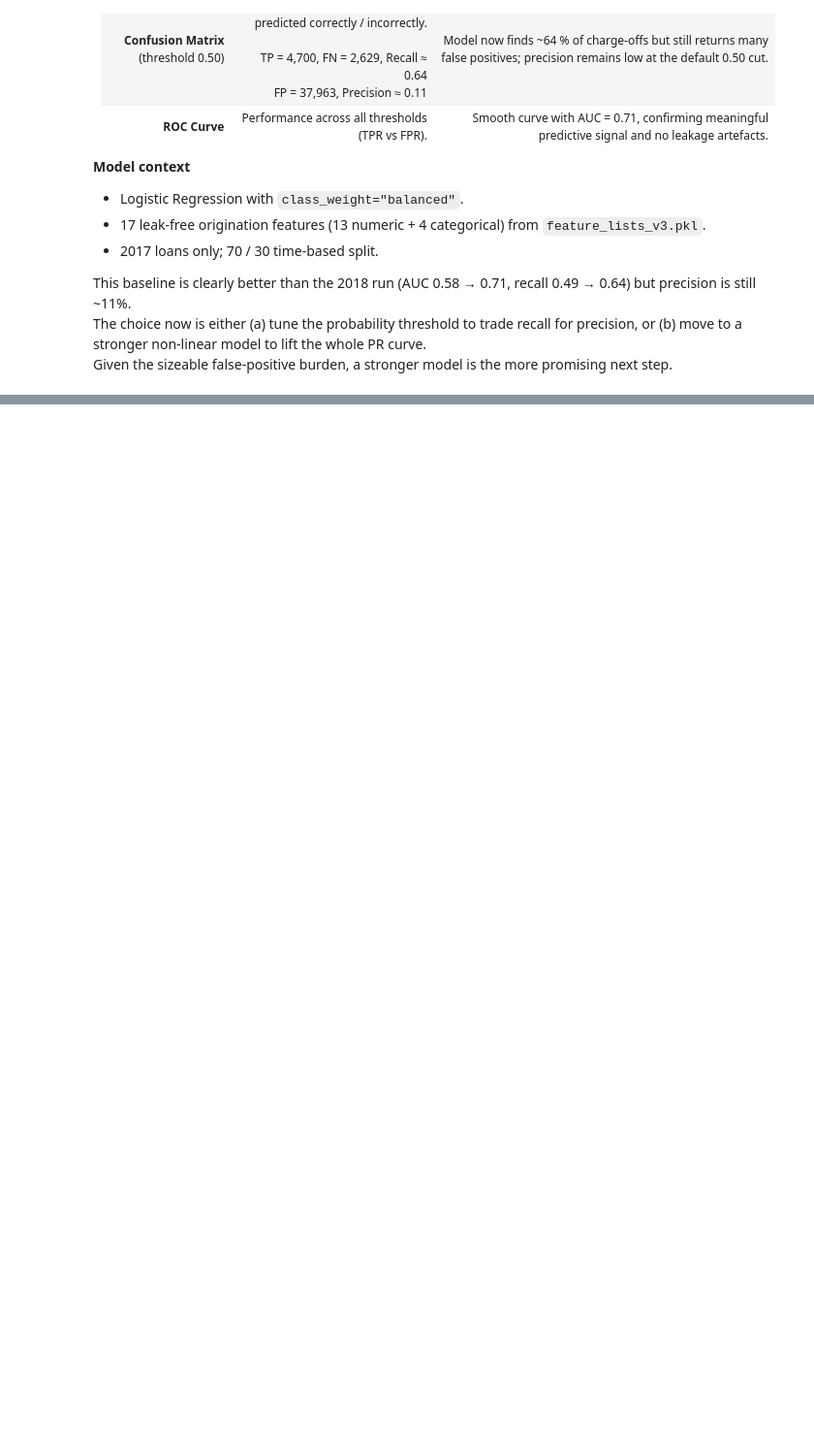
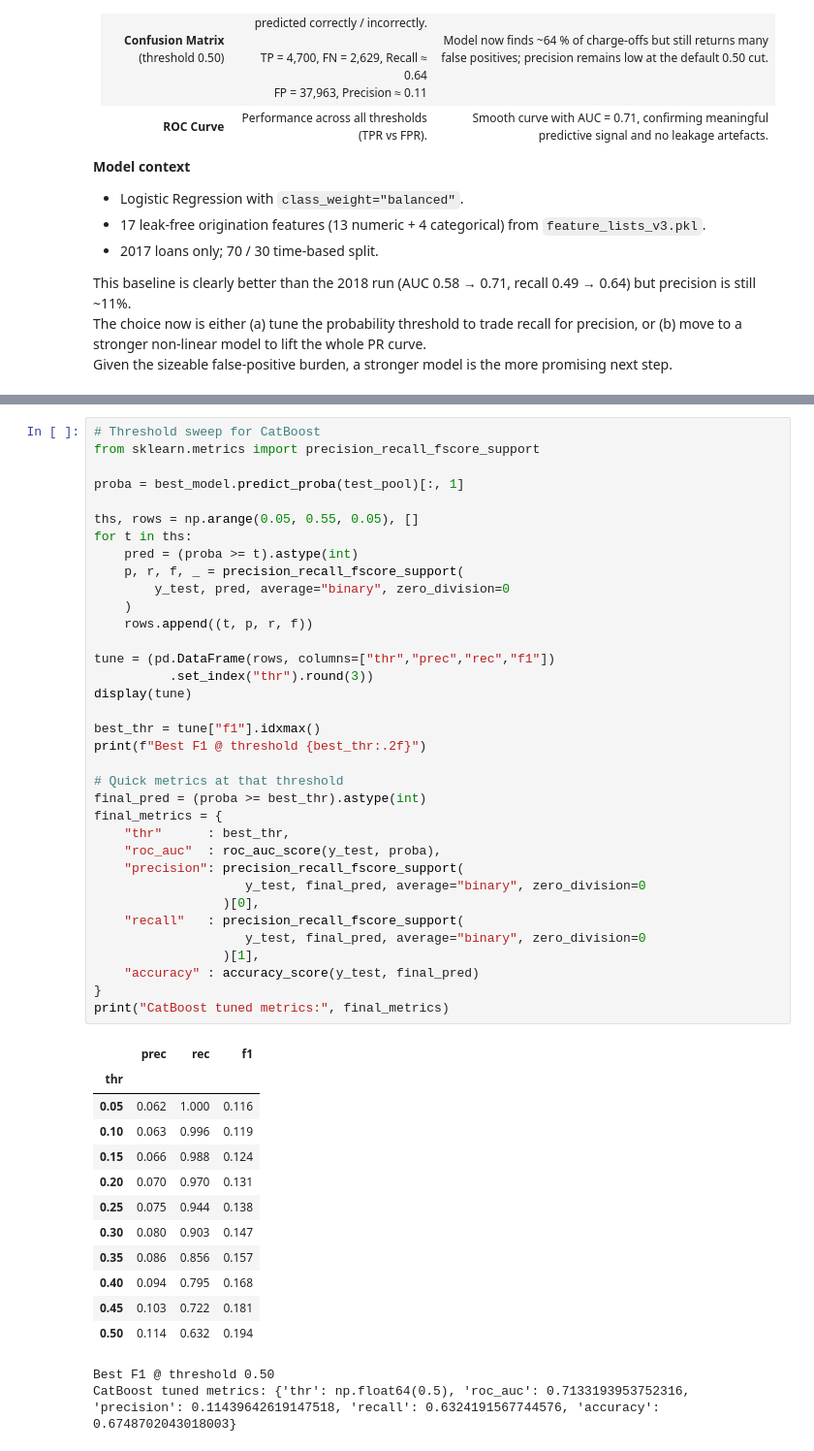
Before and after one commit to mcgrath-dylan/mcgrath-dylan, a Jupyter notebook: loan-default-ml-demo/notebooks/02_modeling.ipynb, the cells around one changed output, grey strips where cells are left out. Shown: that part at 97% size. Drawn from its saved outputs; the diff is of its cells as text; blank space fills up the shorter version.

```diff
--- a/loan-default-ml-demo/notebooks/02_modeling.ipynb
+++ b/loan-default-ml-demo/notebooks/02_modeling.ipynb
@@ -242,0 +358,50 @@ This is a usable baseline XGB run to log, but not a breakthrough.
+# %%
+# Threshold sweep for CatBoost
+from sklearn.metrics import precision_recall_fscore_support
+
+proba = best_model.predict_proba(test_pool)[:, 1]
+
+ths, rows = np.arange(0.05, 0.55, 0.05), []
+for t in ths:
+    pred = (proba >= t).astype(int)
+    p, r, f, _ = precision_recall_fscore_support(
+        y_test, pred, average="binary", zero_division=0
+    )
+    rows.append((t, p, r, f))
+
+tune = (pd.DataFrame(rows, columns=["thr","prec","rec","f1"])
+          .set_index("thr").round(3))
+display(tune)
+
+best_thr = tune["f1"].idxmax()
+print(f"Best F1 @ threshold {best_thr:.2f}")
+
+# Quick metrics at that threshold
+final_pred = (proba >= best_thr).astype(int)
+final_metrics = {
+    "thr"      : best_thr,
+    "roc_auc"  : roc_auc_score(y_test, proba),
+    "precision": precision_recall_fscore_support(
+                    y_test, final_pred, average="binary", zero_division=0
+                 )[0],
+    "recall"   : precision_recall_fscore_support(
+                    y_test, final_pred, average="binary", zero_division=0
+                 )[1],
+    "accuracy" : accuracy_score(y_test, final_pred)
+}
+print("CatBoost tuned metrics:", final_metrics)
+# %% [output]
+|  | prec | rec | f1 |
+| thr |  |  |  |
+| 0.05 | 0.062 | 1.000 | 0.116 |
+| 0.10 | 0.063 | 0.996 | 0.119 |
+| 0.15 | 0.066 | 0.988 | 0.124 |
+| 0.20 | 0.070 | 0.970 | 0.131 |
+| 0.25 | 0.075 | 0.944 | 0.138 |
+| 0.30 | 0.080 | 0.903 | 0.147 |
+| 0.35 | 0.086 | 0.856 | 0.157 |
+| 0.40 | 0.094 | 0.795 | 0.168 |
+| 0.45 | 0.103 | 0.722 | 0.181 |
+| 0.50 | 0.114 | 0.632 | 0.194 |
+Best F1 @ threshold 0.50
+CatBoost tuned metrics: {'thr': np.float64(0.5), 'roc_auc': 0.7133193953752316, 'precision': 0.11439642619147518, 'recall': 0.6324191567744576, 'accuracy': 0.6748702043018003}
```
Also changed, not shown: parts of 7 cells of this notebook, 3 other files.
